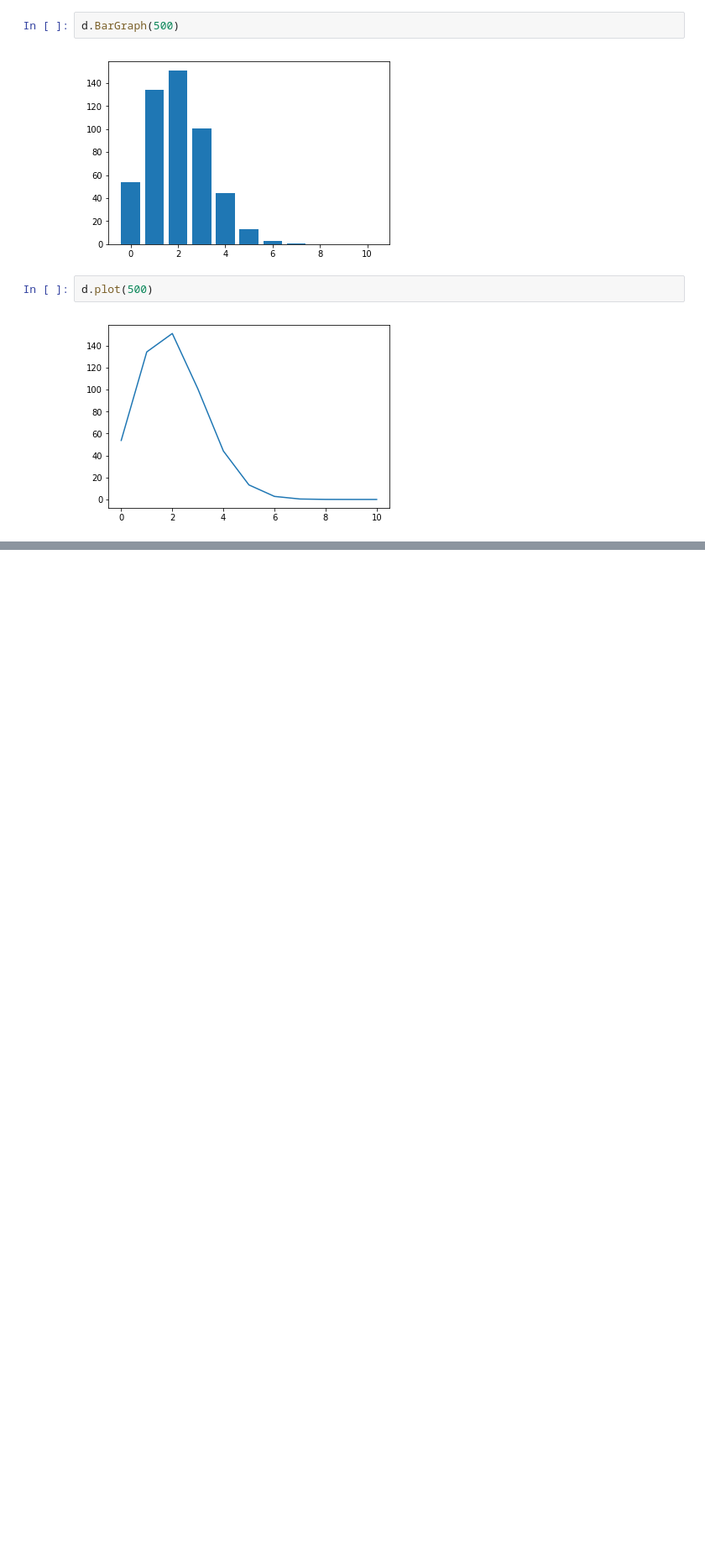
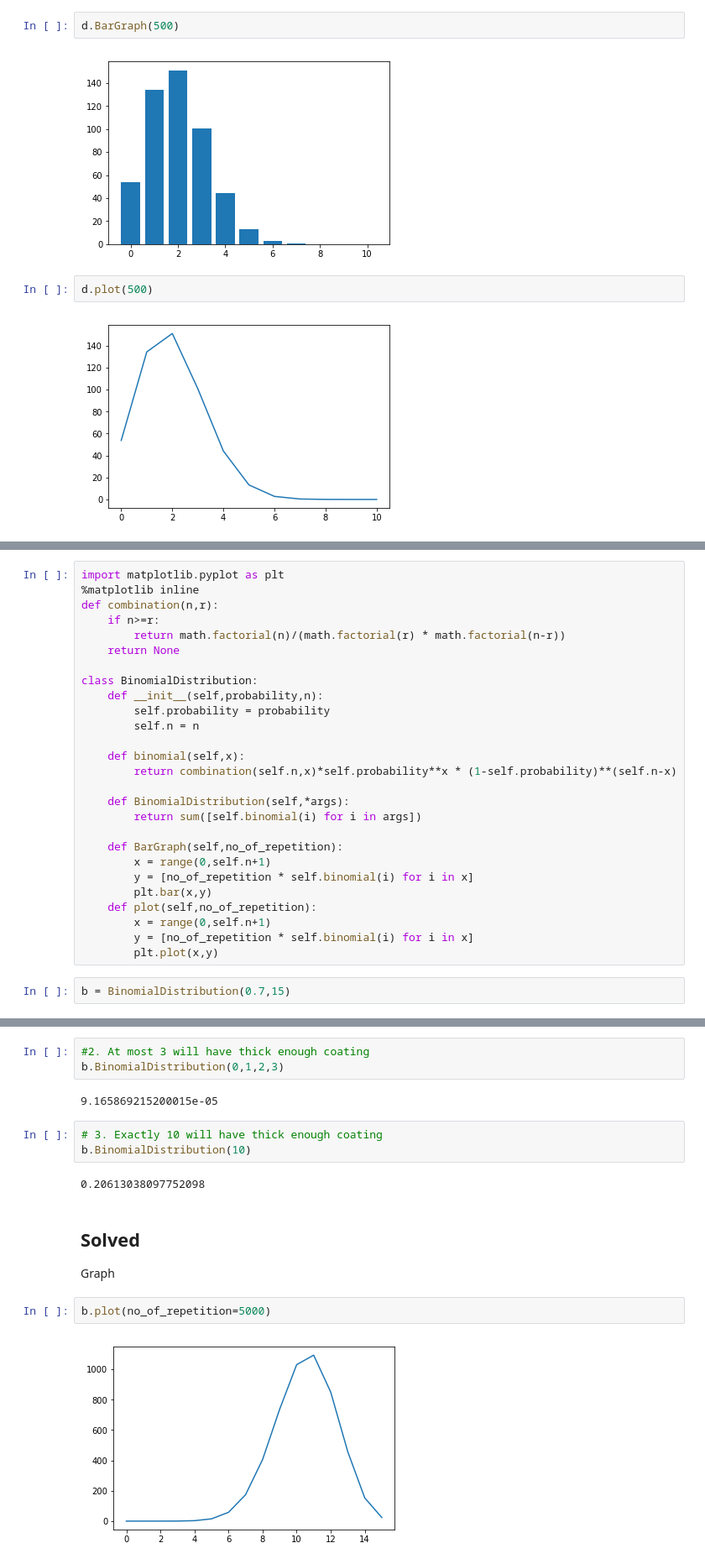
Before and after one commit to Niranjan2054/Probability, a Jupyter notebook: Binomial Distribution.ipynb, the cells around one changed output, grey strips where cells are left out. Shown at 84% size. Cells and saved outputs as stored; diff of their text form; blank space fills up the shorter version.

Commit message:
Binomial Distribution Problem added

```diff
--- a/Binomial Distribution.ipynb
+++ b/Binomial Distribution.ipynb
@@ -116,0 +122,29 @@ d.plot(500)
+# %%
+import matplotlib.pyplot as plt
+%matplotlib inline
+def combination(n,r):
+    if n>=r:
+        return math.factorial(n)/(math.factorial(r) * math.factorial(n-r))
+    return None
+
+class BinomialDistribution:
+    def __init__(self,probability,n):
+        self.probability = probability
+        self.n = n
+
+    def binomial(self,x):
+        return combination(self.n,x)*self.probability**x * (1-self.probability)**(self.n-x)
+
+    def BinomialDistribution(self,*args):
+        return sum([self.binomial(i) for i in args])
+
+    def BarGraph(self,no_of_repetition):
+        x = range(0,self.n+1)
+        y = [no_of_repetition * self.binomial(i) for i in x]
+        plt.bar(x,y)
+    def plot(self,no_of_repetition):
+        x = range(0,self.n+1)
+        y = [no_of_repetition * self.binomial(i) for i in x]
+        plt.plot(x,y)
+# %%
+b = BinomialDistribution(0.7,15)
@@ -116,0 +156,17 @@ d.plot(500)
+# %%
+#2. At most 3 will have thick enough coating
+b.BinomialDistribution(0,1,2,3)
+# %% [output]
+9.165869215200015e-05
+# %%
+# 3. Exactly 10 will have thick enough coating
+b.BinomialDistribution(10)
+# %% [output]
+0.20613038097752098
+# %% [markdown]
+## Solved
+Graph
+# %%
+b.plot(no_of_repetition=5000)
+# %% [output]
+[figure, added]
```
Also changed, not shown: parts of 2 cells of this notebook.
